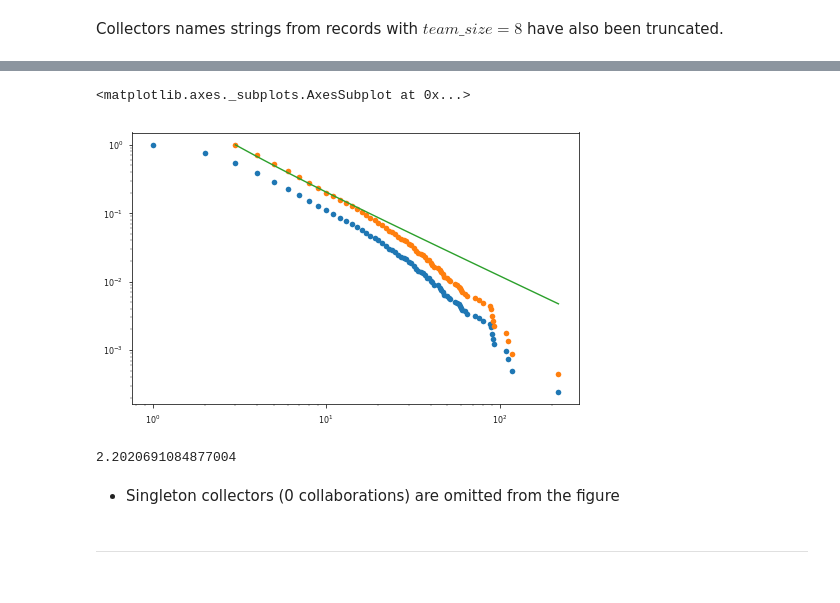
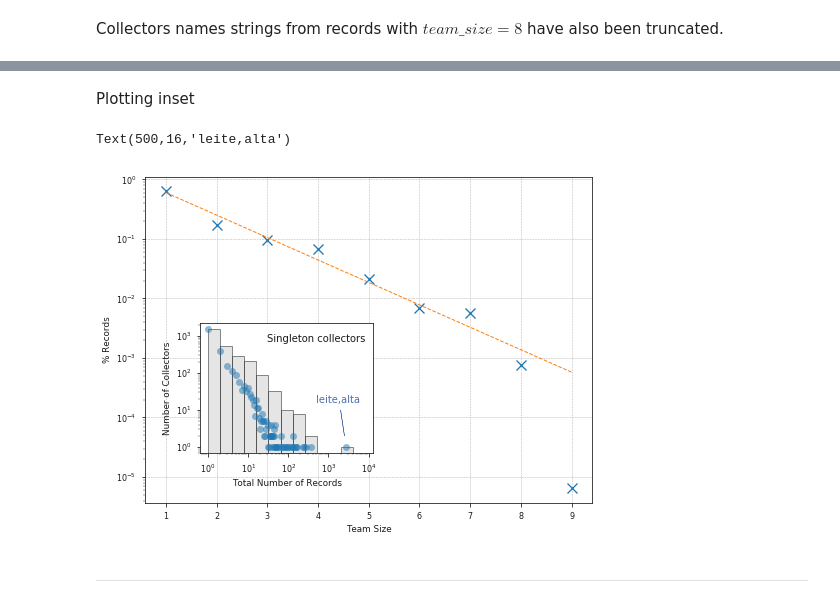
Before and after one commit to pedrosiracusa/tese_lncc_code, a Jupyter notebook: notebooks/chapter4/CWN_general.ipynb, the cells around one changed output, grey strips where cells are left out. Saved outputs shown, nothing was run; the diff lists cells and outputs as text; code cells hidden in the pictures.

```diff
--- a/notebooks/chapter4/CWN_general.ipynb
+++ b/notebooks/chapter4/CWN_general.ipynb
@@ -255,16 +255,39 @@ plt.grid(which='both', ls='--')
-# %%
-ax=fit.plot_ccdf(marker='o',ls='', original_data=True)
-fit.plot_ccdf(marker='o',ls='', original_data=False)
-fit.power_law.plot_ccdf(ax=ax)
-# %% [output]
-<matplotlib.axes._subplots.AxesSubplot at 0x...>
-[figure, removed]
-# %%
-alpha
-# %% [output]
-2.2020691084877004
-# %% [markdown]
-* Singleton collectors (0 collaborations) are omitted from the figure
+# %% [markdown]
+Plotting inset
+# %%
+fig, ax1 = plt.subplots(figsize=(8,6))
+
+# Plot 1
+x,y = zip( *occs['recordedBy_atomized'].apply(len).value_counts().items())
+y=[ i/sum(y) for i in y ]
+y_transf = list(map(lambda x: np.log10(x), y))
+f = lambda x,b0,b1: b0+b1*x
+(b0,b1),cov = scp.optimize.curve_fit(f, x[:-1], y_transf[:-1]) # The last point is not used for fitting!
+ax1.plot(x,y,**xes)
+ax1.plot(x,[ (10**(b0+b1*i)) for i in x ], ls='--',lw=1)
+ax1.semilogy()
+ax1.set_xlabel('Team Size')
+ax1.set_ylabel('% Records')
+ax1.grid(linewidth=0.5, ls='--',color='.7')
+
+# Inset plot
+ax2 = fig.add_axes([0.22,0.24,0.3,0.3])
+bins = np.logspace(np.log10(1),np.log10(2**13),num=14)
+vals = [ len(ni[n]) for n in isolated_nodes ]
+x,y = zip(*Counter(vals).items())
+ax2.hist(vals,bins=bins, density=False, alpha=0.5, color='.8', linewidth=1, edgecolor='k')
+ax2.plot(x,y,marker='o',ls='', ms=7, alpha=0.5)
+ax2.loglog()
+ax2.set_xlabel('Total Number of Records')
+ax2.set_ylabel('Number of Collectors')
+ax2.text(3e1,7e2,'Singleton collectors')
+ax2.arrow(x=2e3,y=1e1,dx=(2.5e3-2e3),dy=(2e0-1e1), lw=0.5, fc='b', ec='b')
+ax2.text(.5e3,1.6e1,'leite,alta',color='b')
+
+#plt.savefig('team_sizes.pdf', dpi=92, bbox_inches='tight')
+# %% [output]
+Text(500,16,'leite,alta')
+[figure, added]
 # %% [markdown]
 ---
 # %% [markdown]
```
Also changed, not shown: parts of 44 cells of this notebook, 5 other files.
